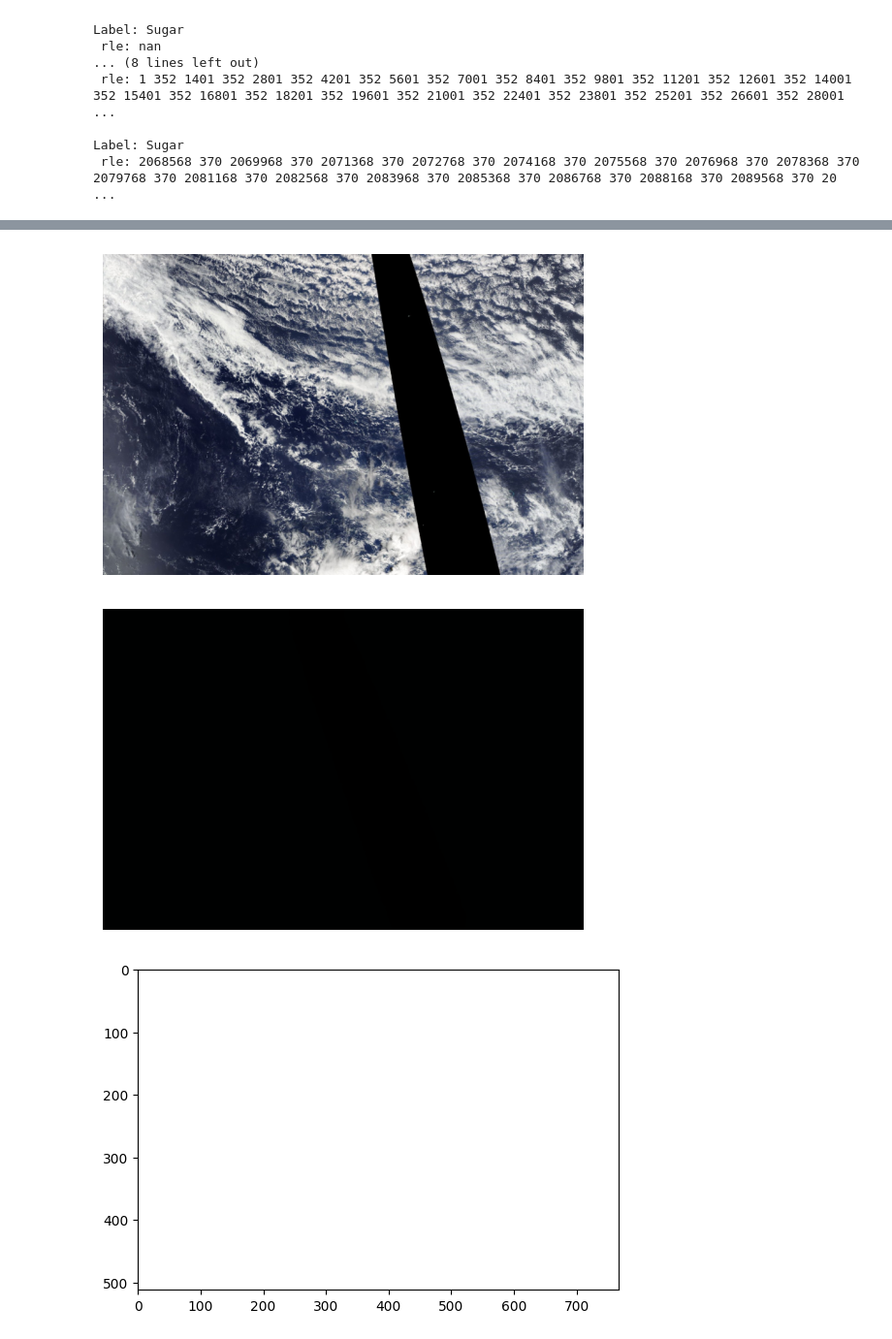
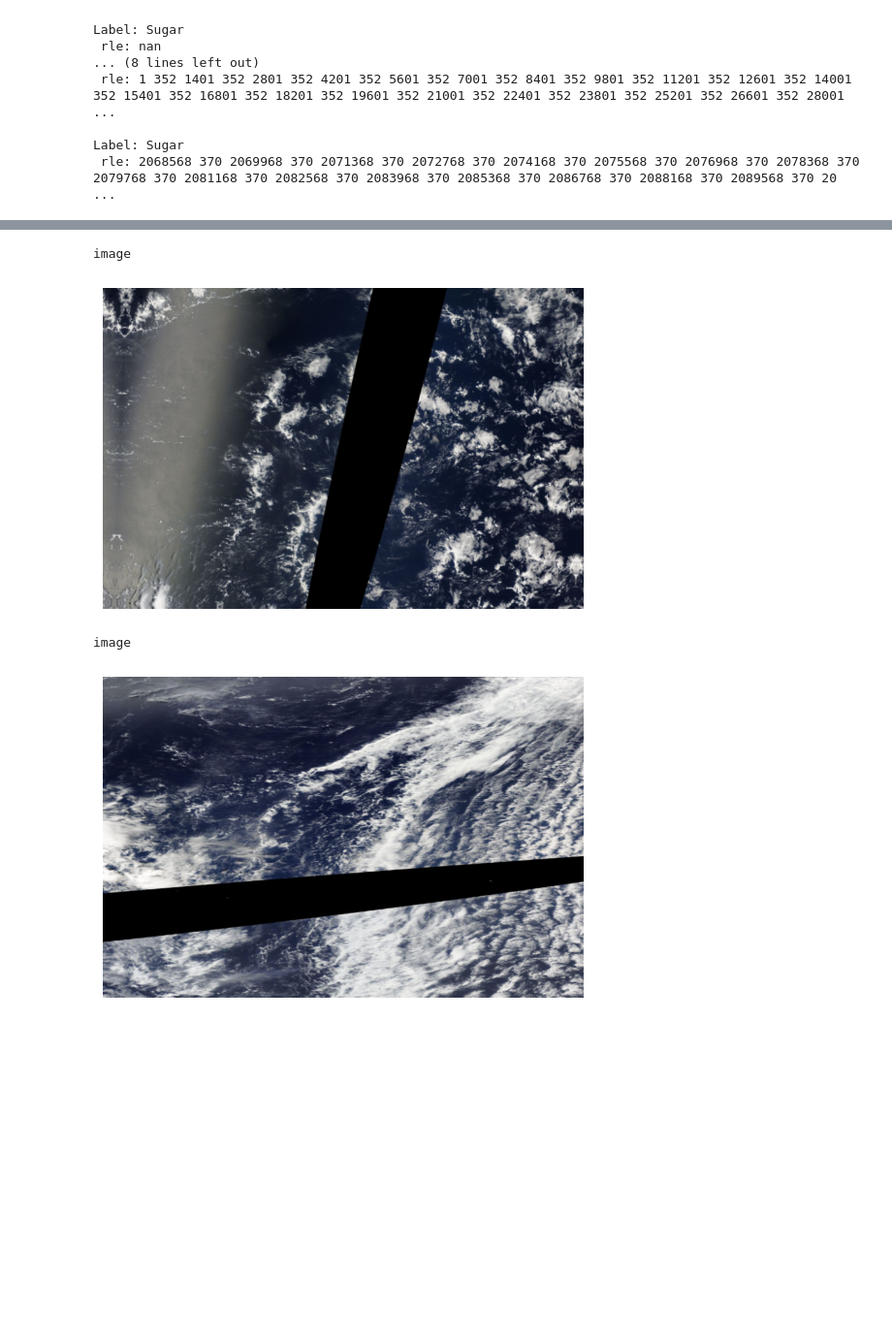
Before and after one commit to SATheinen/cloud-type-recognition, a Jupyter notebook: main.ipynb, the cells around one changed output, grey strips where cells are left out. Shown at 97% size. Saved outputs shown, nothing was run; the diff lists cells and outputs as text; code cells hidden in the pictures; blank space fills up the shorter version.

```diff
--- a/main.ipynb
+++ b/main.ipynb
@@ -51,6 +51,25 @@ num_epochs = 40
 lr = 1e-4
 # %%
 image_names = os.listdir(train_dir)
+
+# remove broken images
+def find_broken_images(img_dir):
+    broken = []
+    for f in os.listdir(img_dir):
+        path = os.path.join(img_dir, f)
+        img = cv2.imread(path)
+        if img is None:
+            broken.append(f)
+    return broken
+
+broken_train = find_broken_images("./train_images")
+broken_test = find_broken_images("./test_images")
+
+print("Broken train images:", broken_train)
+print("Broken test images:", broken_test)
+
+# Remove them from your image list
+image_names = [f for f in image_names if f not in broken_train]
 
 train_images = image_names[:num_train_images]
 test_images = image_names[num_train_images:num_train_images+num_test_images]
@@ -149,6 +170,7 @@ if run_test_cases:
     for image_name in train_images:
         img = cv2.imread(f"{train_dir}/{image_name}")
         img = cv2.cvtColor(img, cv2.COLOR_BGR2RGB)
+        img = cv2.resize(img, (new_res_x, new_res_y), interpolation=cv2.INTER_AREA)
 
         rles, labels = get_labels_rle(image_name, df)
 
@@ -160,6 +182,7 @@ if run_test_cases:
 
             # Masked Image
             mask = rle_to_array(rle)
+            mask = cv2.resize(mask, (new_res_x, new_res_y), interpolation=cv2.INTER_NEAREST)
             print(np.unique(mask))
             print(f"titel: {label}")
             plt.imshow(mask, cmap="grey", vmin=0.0, vmax=1.0)
@@ -288,17 +311,16 @@ class ImageDataset(Dataset):
 
         # --- Transformations ---
         if self.transform:
-            # Albumentations needs [H, W, C]
             transformed = self.transform(
                 image=image,
                 mask=mask.transpose(1, 2, 0)
             )
             image = transformed["image"]
             mask = transformed["mask"].permute(2, 0, 1)  # [C, H, W]
-
-        # --- Convert to torch tensors ---
-        image = torch.from_numpy(image).permute(2, 0, 1).float() if not torch.is_tensor(image) else image
-        mask = torch.from_numpy(mask).float() if not torch.is_tensor(mask) else mask
+        else:
+            # manually convert only if no transform applied
+            image = torch.from_numpy(image).permute(2, 0, 1).float()
+            mask = torch.from_numpy(mask).float()
 
         return image, mask
 # %%
@@ -409,38 +431,40 @@ optimizer = optim.Adam(model.parameters(), lr=lr)
 # %%
 # Albumentations ImageNet stats
 mean = np.array([0.485, 0.456, 0.406])
 std = np.array([0.229, 0.224, 0.225])
 
 def denormalize(img_tensor):
     img = img_tensor.permute(1, 2, 0).cpu().numpy()
     img = std * img + mean  # undo normalization
     img = np.clip(img, 0, 1)
     return img
 
 if run_test_cases:
-    i = 0
-    num_images = 5
 
     for image, mask in train_dataloader:
         # Move batch tensors to device
         image, mask = image.to(device), mask.to(device)
 
         # Loop over images in the batch
         for img, msk in zip(image, mask):
             # Convert tensor -> NumPy for display
 
+            print("image")
             plt.imshow(denormalize(img))
             plt.axis('off')
             plt.show()
-            plt.imshow(msk.permute(1, 2, 0).cpu().numpy(), vmin=0.0, vmax=1.0)
 
-            i += 1
-            if i == num_images:
-                break
+            """
+            for m in msk:
+                print("mask")
+                plt.imshow(m.cpu().numpy(), cmap="grey", vmin=0.0, vmax=1.0)
+                plt.show()
+            """
 # %% [output]
+image
-[figure, old version]
+[figure, new version]
+image
-[figure, old version]
+[figure, new version]
-[figure, removed]
 # %%
 # Training loop
 for epoch in range(num_epochs):
```
Also changed, not shown: parts of 4 cells of this notebook.
